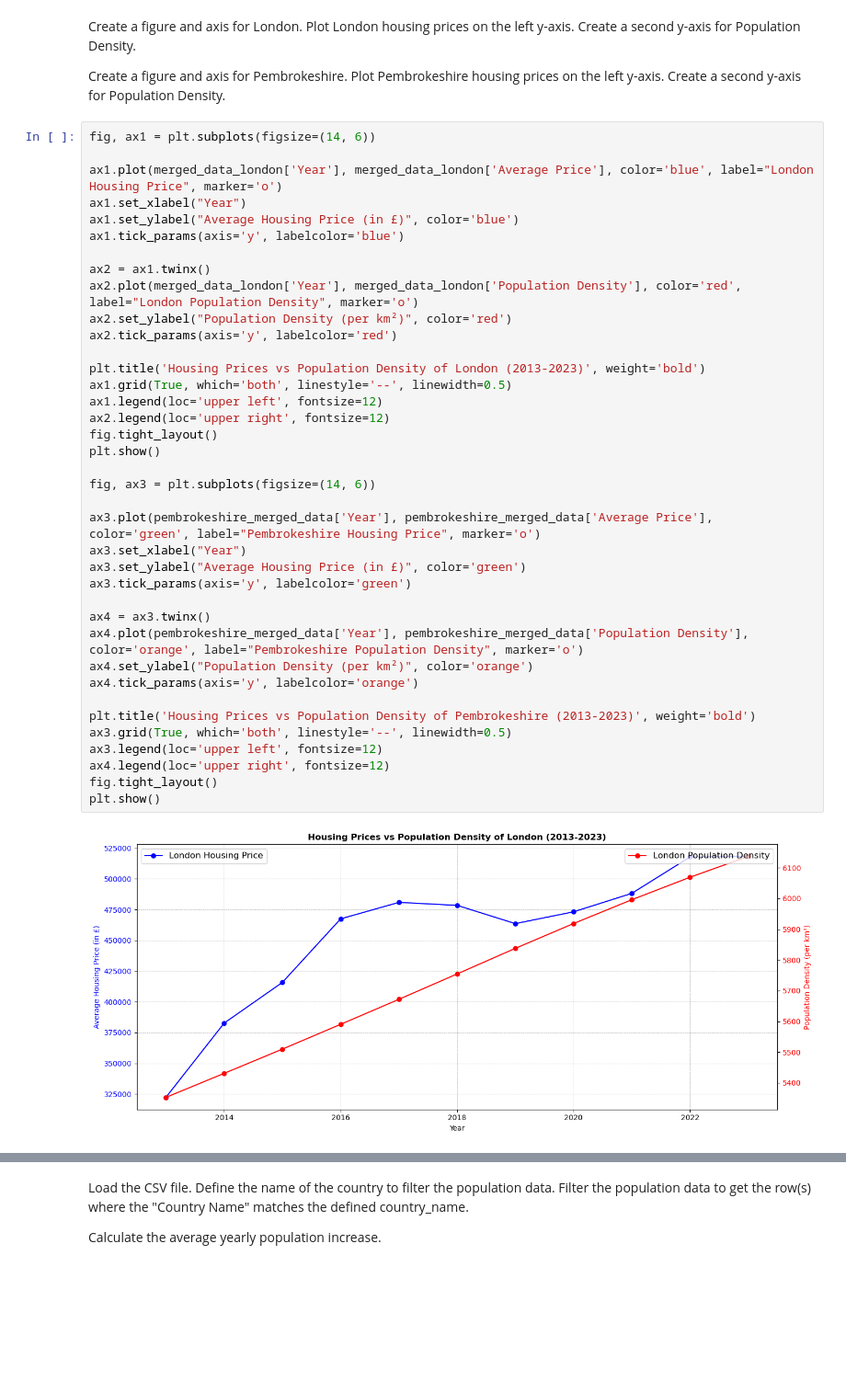
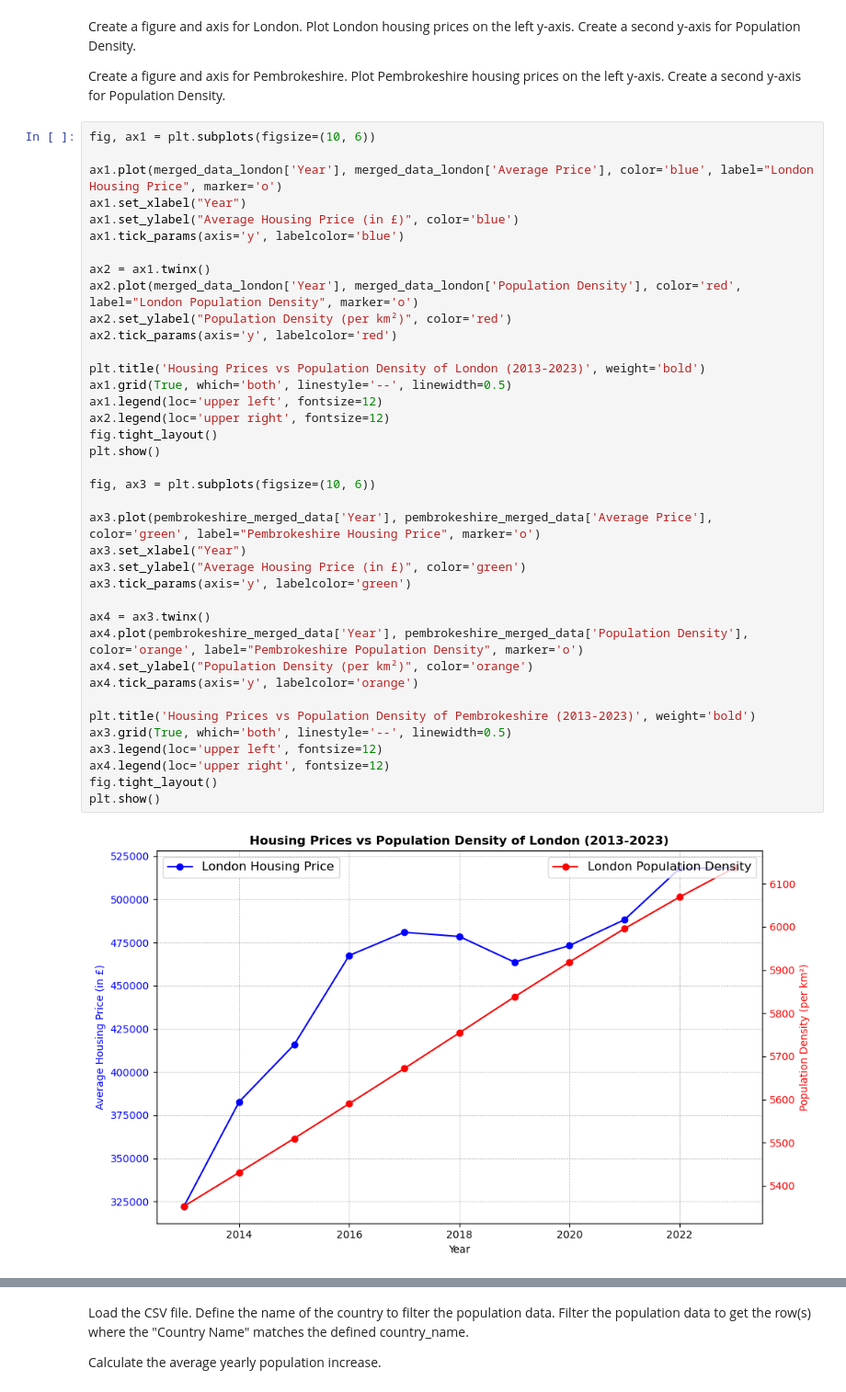
Before and after one commit to tuanady/Population-Density-and-Housing-Prices-in-the-UK, a Jupyter notebook: Housing Prices and Population/data_wrangling.ipynb, the cells around one changed output, grey strips where cells are left out. Shown at 92% size. Cells and saved outputs as stored; diff of their text form; blank space fills up the shorter version.

Commit message:
changed graph numbers

```diff
--- a/Housing Prices and Population/data_wrangling.ipynb
+++ b/Housing Prices and Population/data_wrangling.ipynb
@@ -315,7 +321,7 @@ Create a figure and axis for Pembrokeshire.
 Plot Pembrokeshire housing prices on the left y-axis.
 Create a second y-axis for Population Density.
 # %%
-fig, ax1 = plt.subplots(figsize=(14, 6))
+fig, ax1 = plt.subplots(figsize=(10, 6))
 
 ax1.plot(merged_data_london['Year'], merged_data_london['Average Price'], color='blue', label="London Housing Price", marker='o')
 ax1.set_xlabel("Year")
@@ -325,32 +331,32 @@ ax1.tick_params(axis='y', labelcolor='blue')
 ax2 = ax1.twinx()
 ax2.plot(merged_data_london['Year'], merged_data_london['Population Density'], color='red', label="London Population Density", marker='o')
 ax2.set_ylabel("Population Density (per km²)", color='red')
 ax2.tick_params(axis='y', labelcolor='red')
 
 plt.title('Housing Prices vs Population Density of London (2013-2023)', weight='bold')
 ax1.grid(True, which='both', linestyle='--', linewidth=0.5)
 ax1.legend(loc='upper left', fontsize=12)
 ax2.legend(loc='upper right', fontsize=12)
 fig.tight_layout()
 plt.show()
 
-fig, ax3 = plt.subplots(figsize=(14, 6))
+fig, ax3 = plt.subplots(figsize=(10, 6))
 
 ax3.plot(pembrokeshire_merged_data['Year'], pembrokeshire_merged_data['Average Price'], color='green', label="Pembrokeshire Housing Price", marker='o')
 ax3.set_xlabel("Year")
 ax3.set_ylabel("Average Housing Price (in £)", color='green')
 ax3.tick_params(axis='y', labelcolor='green')
 
 ax4 = ax3.twinx()
 ax4.plot(pembrokeshire_merged_data['Year'], pembrokeshire_merged_data['Population Density'], color='orange', label="Pembrokeshire Population Density", marker='o')
 ax4.set_ylabel("Population Density (per km²)", color='orange')
 ax4.tick_params(axis='y', labelcolor='orange')
 
 plt.title('Housing Prices vs Population Density of Pembrokeshire (2013-2023)', weight='bold')
 ax3.grid(True, which='both', linestyle='--', linewidth=0.5)
 ax3.legend(loc='upper left', fontsize=12)
 ax4.legend(loc='upper right', fontsize=12)
 fig.tight_layout()
 plt.show()
 # %% [output]
-[figure, old version]
+[figure, new version]
```
Also changed, not shown: parts of 2 cells of this notebook.
